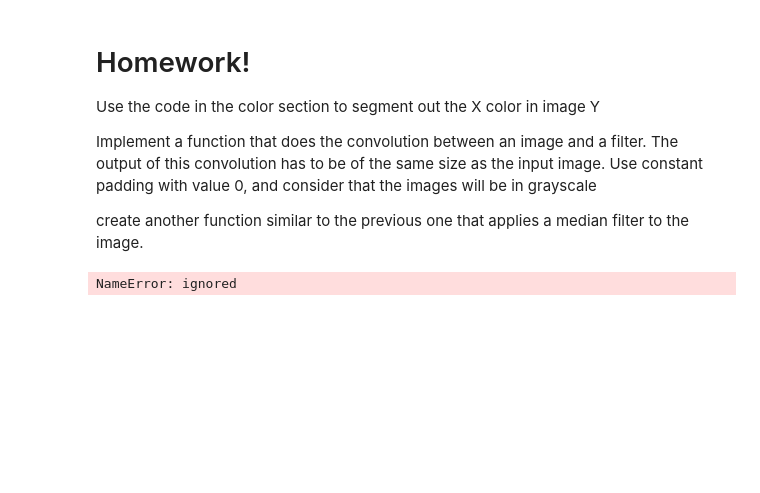
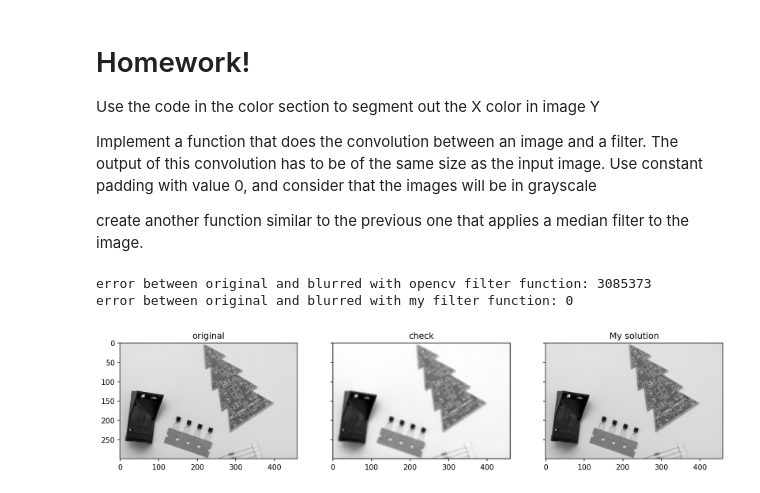
Before and after one commit to kev1092/Lab1, a Jupyter notebook: Lab1_Color_and_Convolutions.ipynb, the cells around one changed output. Cells and saved outputs as stored; diff of their text form; code cells hidden in the pictures; blank space fills up the shorter version.

```diff
--- a/Lab1_Color_and_Convolutions.ipynb
+++ b/Lab1_Color_and_Convolutions.ipynb
@@ -215,5 +212,5 @@ Gaussian are blurring filters, they blurr the image by smoothing the pixel value
 # %%
-img = cv2.imread("Lab1/placa.jpg")
+img = cv2.imread("Lab1-CV-course-HH/placa.jpg")
 img2 = cv2.cvtColor(img,cv2.COLOR_BGR2GRAY)
 
 # we define our sigma and create the grid for our filter
@@ -371,29 +371,37 @@ img_color = cv2.imread("Lab1/placa.jpg")
 # %%
 # my convolution function
 # input images will be in black and white
 # consider constant padding with value 0, you can make use of cv2.copyMakeBorder()
 
 def myconv(img,filt):
   # TO DO
+  output = img # change this line!
   return output
 
 # you can check your results with the averaging filter
 
 averaging = np.ones((5,5))/25
 out_check = cv2.filter2D(img2,-1,averaging,borderType=cv2.BORDER_CONSTANT)
 
 myout = myconv(img2,averaging)
 
-fig, ax = plt.subplots(nrows=1, ncols=2, figsize=(15, 7), dpi=100, sharex=True, sharey=True)
-ax[0,0].imshow(out_check,cmap="gray")
-ax[0,0].set_title('check')
+fig, ax = plt.subplots(nrows=1, ncols=3, figsize=(15, 10), dpi=150, sharex=True, sharey=True)
+ax[0].imshow(img2,cmap="gray")
+ax[0].set_title('original')
 
-ax[0,1].imshow(myout,cmap="gray")
-ax[0,1].set_title("mine")
+ax[1].imshow(out_check,cmap="gray")
+ax[1].set_title("check")
+
+ax[2].imshow(myout,cmap="gray")
+ax[2].set_title("My solution")
 
 #L2-error
-error = np.sum((myout-out_check)**2)
-print(error)
+error = np.sum((img2-out_check)**2)
+error2 = np.sum((img2-myout)**2)
+print("error between original and blurred with opencv filter function: {}".format(error))
+print("error between original and blurred with my filter function: {}".format(error2))
 # %% [output]
-NameError: ignored
+error between original and blurred with opencv filter function: 3085373
+error between original and blurred with my filter function: 0
+[figure, added]
 # %%
```
Also changed, not shown: parts of 31 cells of this notebook.
